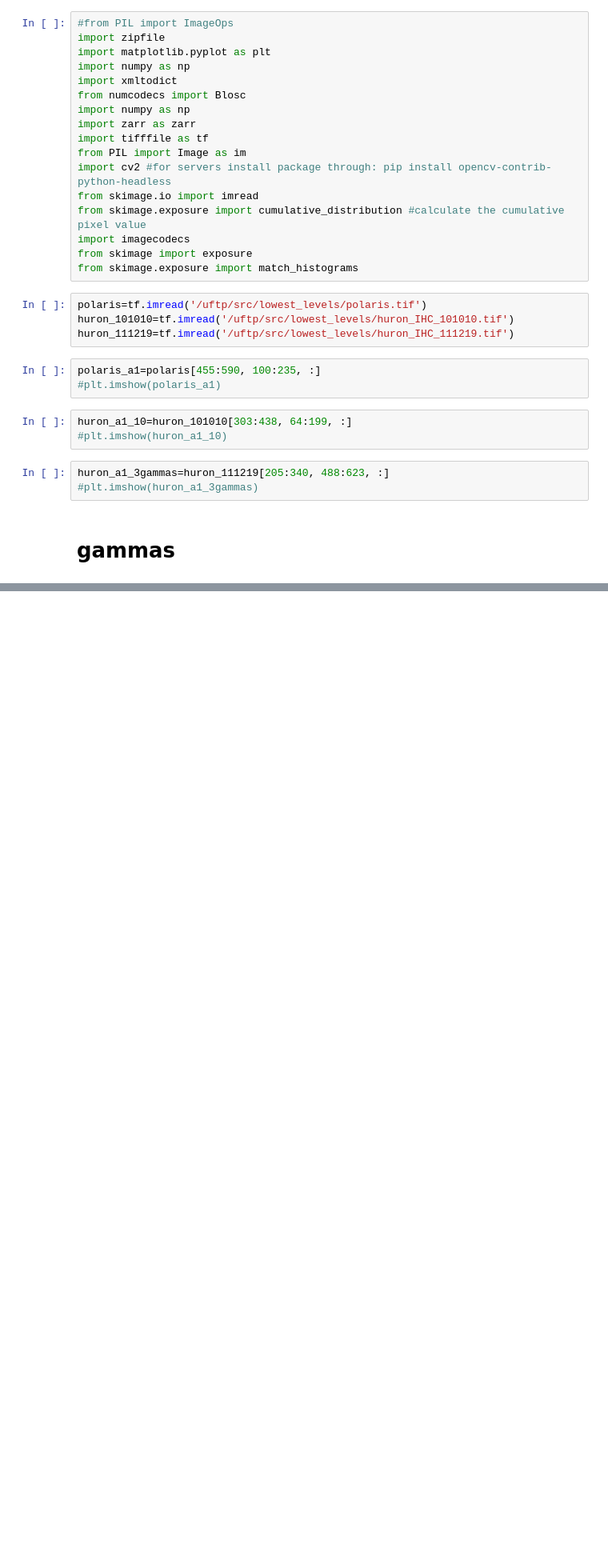
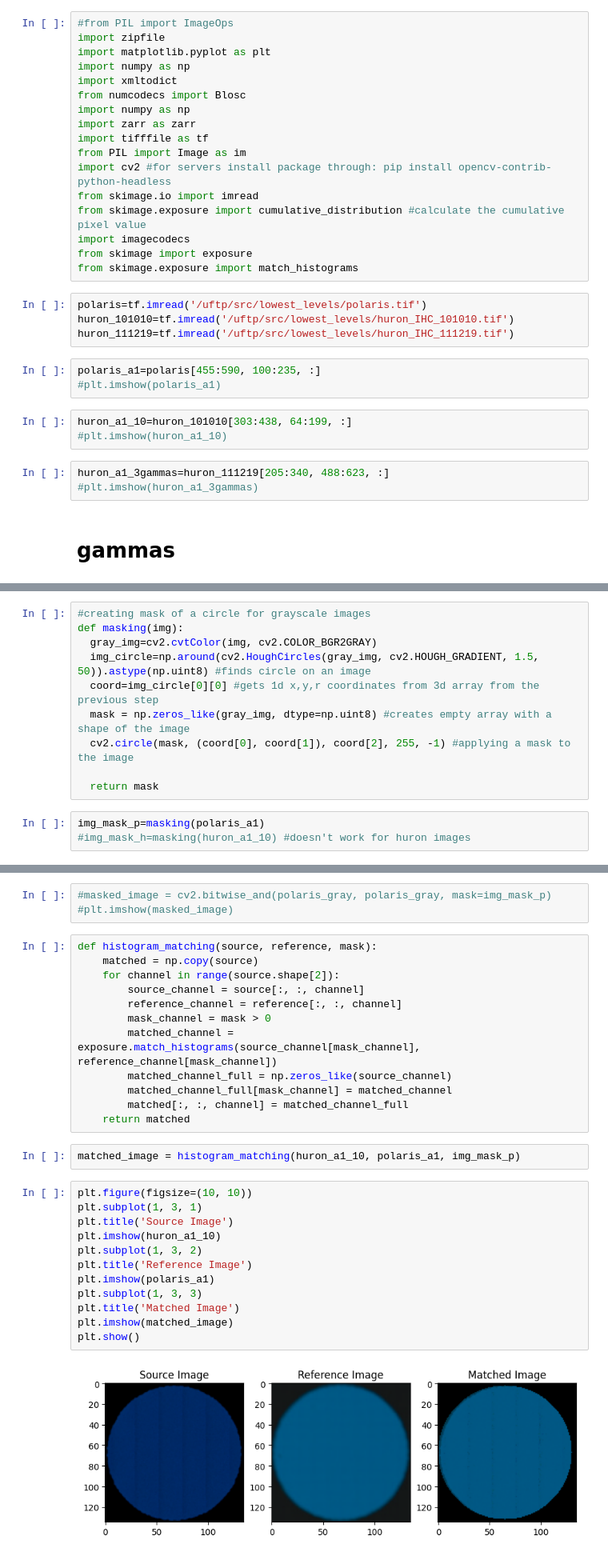
Before and after one commit to slendersold/colour_project, a Jupyter notebook: Hist_matching.ipynb, the cells around one changed output, grey strips where cells are left out. Shown at 80% size. Saved outputs shown, nothing was run; the diff lists cells and outputs as text; blank space fills up the shorter version.

```diff
--- a/Hist_matching.ipynb
+++ b/Hist_matching.ipynb
@@ -59,0 +63,13 @@ def transfer_function(img, values, mode='linearization'):
+# %%
+#creating mask of a circle for grayscale images
+def masking(img):
+  gray_img=cv2.cvtColor(img, cv2.COLOR_BGR2GRAY)
+  img_circle=np.around(cv2.HoughCircles(gray_img, cv2.HOUGH_GRADIENT, 1.5, 50)).astype(np.uint8) #finds circle on an image
+  coord=img_circle[0][0] #gets 1d x,y,r coordinates from 3d array from the previous step
+  mask = np.zeros_like(gray_img, dtype=np.uint8) #creates empty array with a shape of the image
+  cv2.circle(mask, (coord[0], coord[1]), coord[2], 255, -1) #applying a mask to the image
+
+  return mask
+# %%
+img_mask_p=masking(polaris_a1)
+#img_mask_h=masking(huron_a1_10) #doesn't work for huron images
@@ -59,0 +82,31 @@ def transfer_function(img, values, mode='linearization'):
+# %%
+#masked_image = cv2.bitwise_and(polaris_gray, polaris_gray, mask=img_mask_p)
+#plt.imshow(masked_image)
+# %%
+def histogram_matching(source, reference, mask):
+    matched = np.copy(source)
+    for channel in range(source.shape[2]):
+        source_channel = source[:, :, channel]
+        reference_channel = reference[:, :, channel]
+        mask_channel = mask > 0
+        matched_channel = exposure.match_histograms(source_channel[mask_channel], reference_channel[mask_channel])
+        matched_channel_full = np.zeros_like(source_channel)
+        matched_channel_full[mask_channel] = matched_channel
+        matched[:, :, channel] = matched_channel_full
+    return matched
+# %%
+matched_image = histogram_matching(huron_a1_10, polaris_a1, img_mask_p)
+# %%
+plt.figure(figsize=(10, 10))
+plt.subplot(1, 3, 1)
+plt.title('Source Image')
+plt.imshow(huron_a1_10)
+plt.subplot(1, 3, 2)
+plt.title('Reference Image')
+plt.imshow(polaris_a1)
+plt.subplot(1, 3, 3)
+plt.title('Matched Image')
+plt.imshow(matched_image)
+plt.show()
+# %% [output]
+[figure, added]
```
Also changed, not shown: parts of 4 cells of this notebook.
